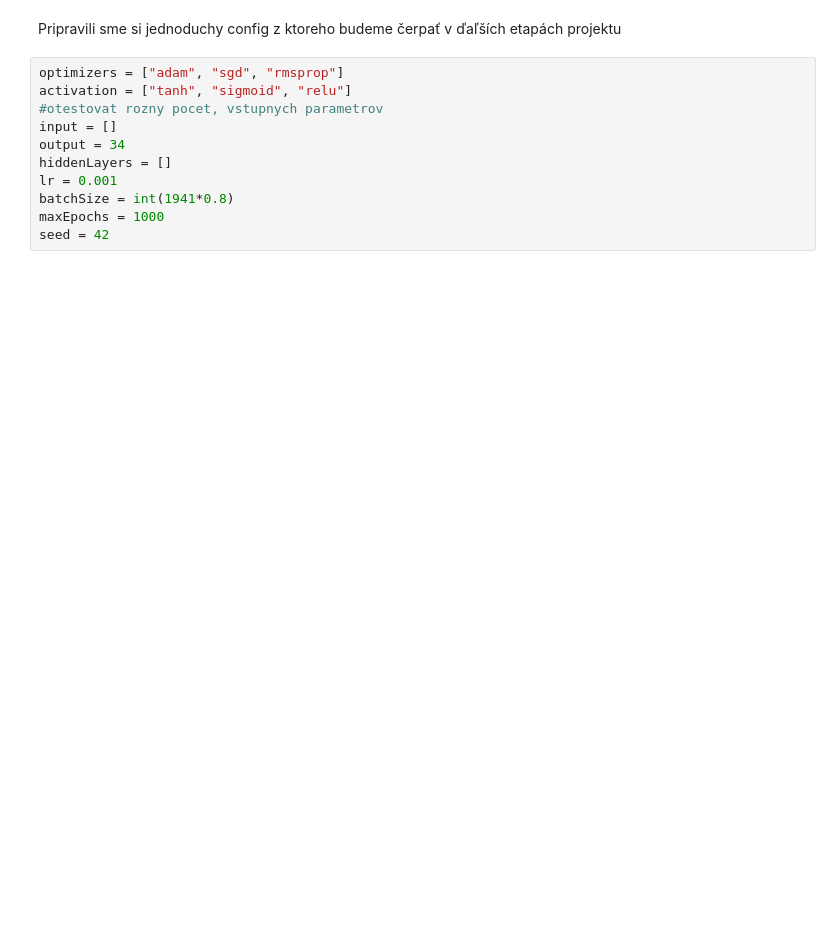
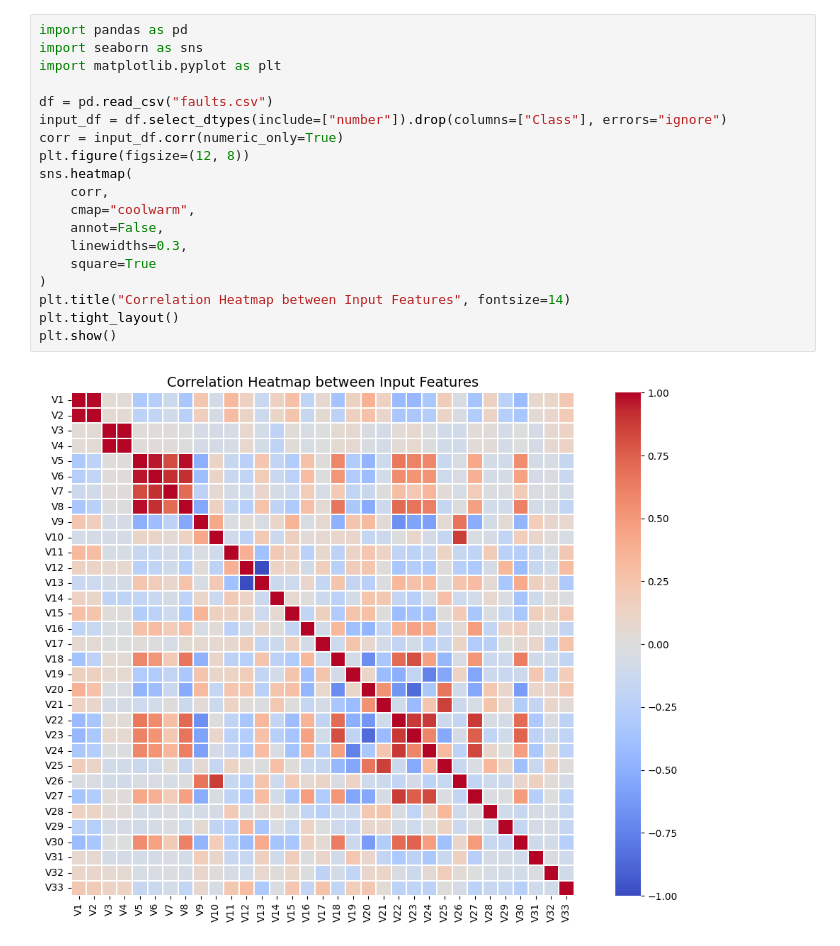
Before and after one commit to NikolasKekelak/ZNEUS_pr_1_MiklovicKekelak, a Jupyter notebook: simple_docu.ipynb, the cells around one changed output. Saved outputs shown, nothing was run; the diff lists cells and outputs as text; blank space fills up the shorter version.

Commit message:
Pridanie heatmaps do dokumentacie

```diff
--- a/simple_docu.ipynb
+++ b/simple_docu.ipynb
@@ -138,13 +51,21 @@ Testovacia množina: (292, 27), (292,)
-# %% [markdown]
-Pripravili sme si jednoduchy config z ktoreho budeme čerpať v ďaľších etapách projektu
-# %%
-optimizers = ["adam", "sgd", "rmsprop"]
-activation = ["tanh", "sigmoid", "relu"]
-#otestovat rozny pocet, vstupnych parametrov
-input = []
-output = 34
-hiddenLayers = []
-lr = 0.001
-batchSize = int(1941*0.8)
-maxEpochs = 1000
-seed = 42
+# %%
+import pandas as pd
+import seaborn as sns
+import matplotlib.pyplot as plt
+
+df = pd.read_csv("faults.csv")
+input_df = df.select_dtypes(include=["number"]).drop(columns=["Class"], errors="ignore")
+corr = input_df.corr(numeric_only=True)
+plt.figure(figsize=(12, 8))
+sns.heatmap(
+    corr,
+    cmap="coolwarm",
+    annot=False,
+    linewidths=0.3,
+    square=True
+)
+plt.title("Correlation Heatmap between Input Features", fontsize=14)
+plt.tight_layout()
+plt.show()
+# %% [output]
+[figure, added]
```
Also changed, not shown: parts of 6 cells of this notebook.
